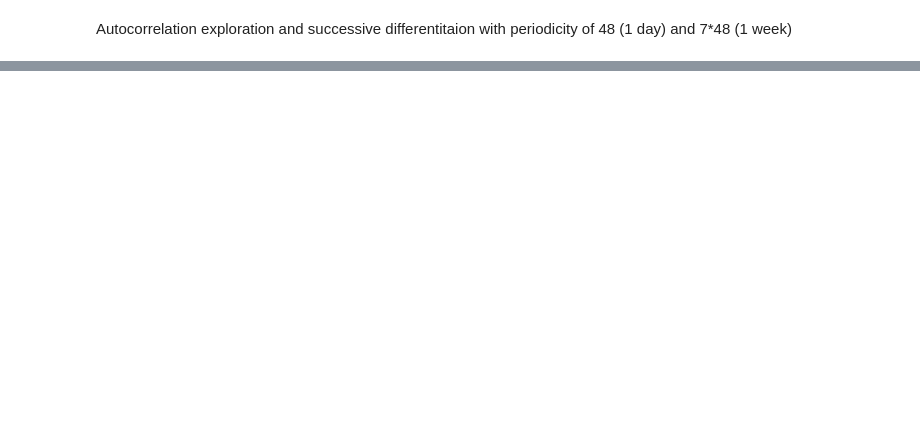
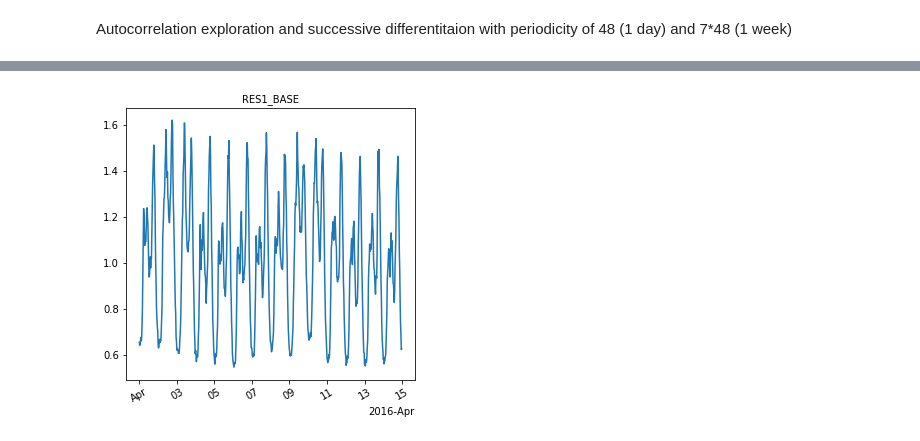
Before and after one commit to fredcoq/challenge-data-ens, a Jupyter notebook: statistical_exploration.ipynb, the cells around one changed output, grey strips where cells are left out. Cells and saved outputs as stored; diff of their text form; code cells hidden in the pictures; blank space fills up the shorter version.

```diff
--- a/statistical_exploration.ipynb
+++ b/statistical_exploration.ipynb
@@ -67,3 +87,7 @@ autocorrelation_plot(Res1_base)
+# %%
+data_timeplot(data_slice(Res1_base,0,14))
+# %% [output]
+[figure, added]
 # %%
 Res1_base_1d=Res1_base.diff(periods=48).dropna()
 autocorrelation_plot(Res1_base_1d)
```
Also changed, not shown: parts of 13 cells of this notebook, 2 other files.
